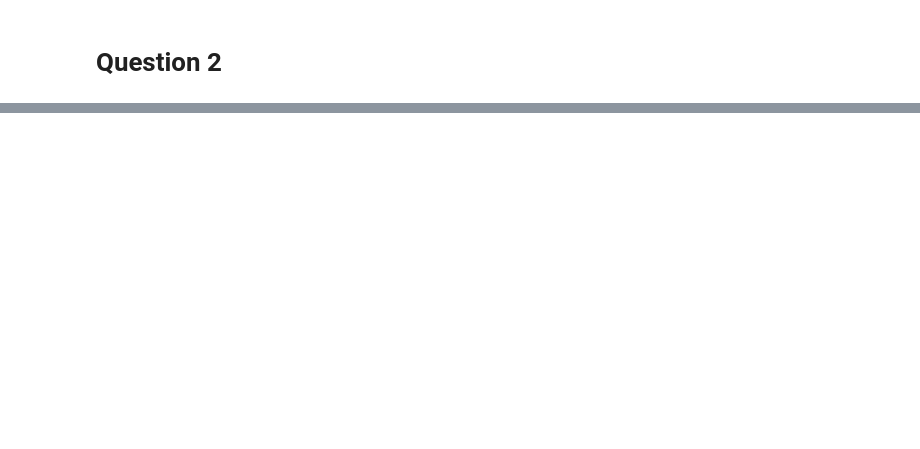
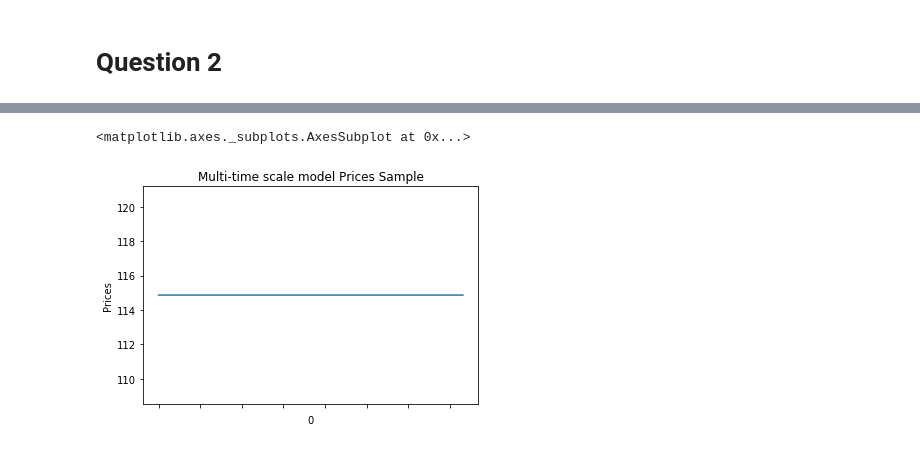
Before and after one commit to RaphAbb/MSE448, a Jupyter notebook: hw1.ipynb, the cells around one changed output, grey strips where cells are left out. Saved outputs shown, nothing was run; the diff lists cells and outputs as text; code cells hidden in the pictures; blank space fills up the shorter version.

```diff
--- a/hw1.ipynb
+++ b/hw1.ipynb
@@ -77,0 +120,8 @@ sns.distplot(df['Returns'])
+# %%
+sdate = datetime.date(2015, 4, 1)   # start date
+edate = datetime.date(2020, 4, 1)   # end date
+
+dates = [sdate + datetime.timedelta(days=i) for i in range((edate - sdate).days + 1)]
+
+table = [[date, 'AAPL'] for date in dates]
+data = twx.bookjoin(table, 'daily.open' ,symbol= 'AAPL' ,date= sdate)
@@ -77,0 +138,13 @@ sns.distplot(df['Returns'])
+# %%
+data.drop(columns = ['1'], inplace = True)
+# %%
+data.set_index('0', inplace = True)
+data.columns = ['Prices']
+# %%
+plt.xlabel('Time')
+plt.ylabel('Prices')
+plt.title('Multi-time scale model Prices Sample')
+data['Prices'].plot()
+# %% [output]
+<matplotlib.axes._subplots.AxesSubplot at 0x...>
+[figure, added]
```
Also changed, not shown: parts of 17 cells of this notebook.
